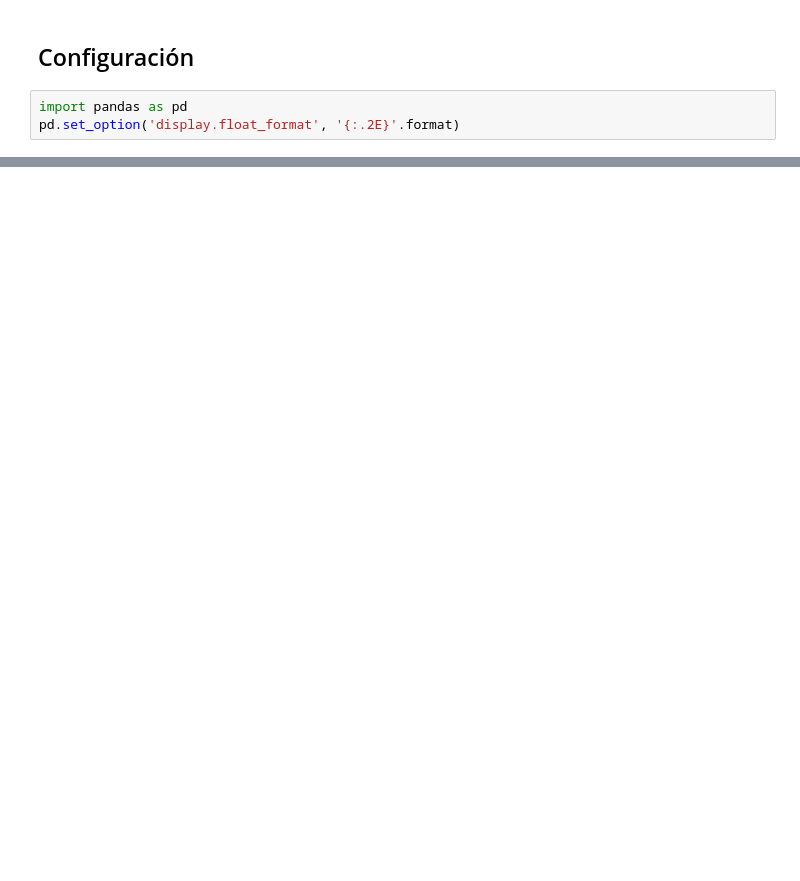
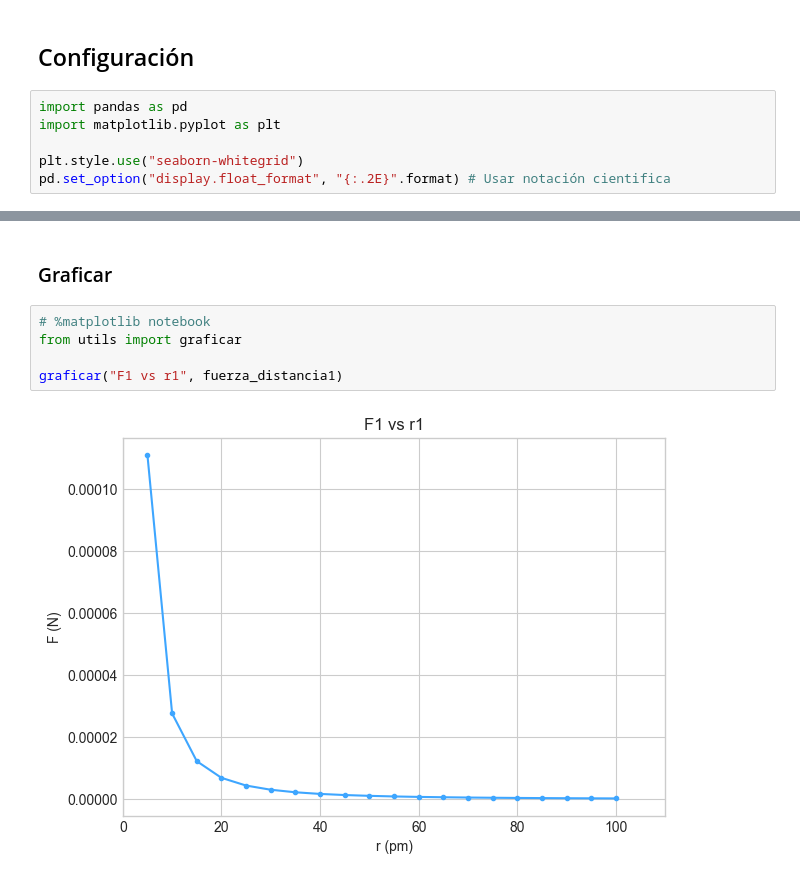
Before and after one commit to afgalvan/coulomb-lab, a Jupyter notebook: coulomb_lab.ipynb, the cells around one changed output, grey strips where cells are left out. Cells and saved outputs as stored; diff of their text form; blank space fills up the shorter version.

Commit message:
Add graphs and 2nd sampling

```diff
--- a/coulomb_lab.ipynb
+++ b/coulomb_lab.ipynb
@@ -85,5 +88,8 @@ from sys import executable
 ## Configuración
 # %%
 import pandas as pd
-pd.set_option('display.float_format', '{:.2E}'.format)
+import matplotlib.pyplot as plt
+
+plt.style.use("seaborn-whitegrid")
+pd.set_option("display.float_format", "{:.2E}".format) # Usar notación cientifica
 # %% [markdown]
@@ -139,0 +146,9 @@ fuerza_distancia1.dropna()
+# %% [markdown]
+### Graficar
+# %%
+# %matplotlib notebook
+from utils import graficar
+
+graficar("F1 vs r1", fuerza_distancia1)
+# %% [output]
+[figure, added]
```
Also changed, not shown: parts of 15 cells of this notebook, 3 other files.
